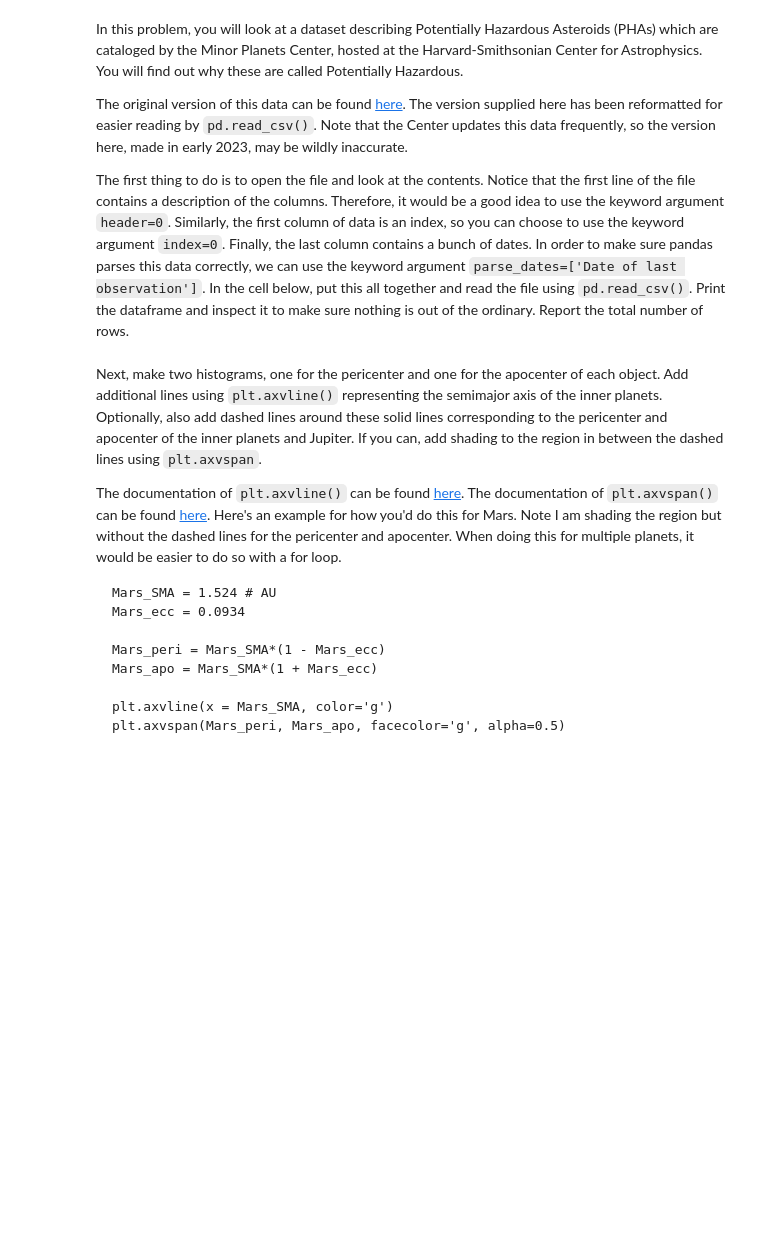
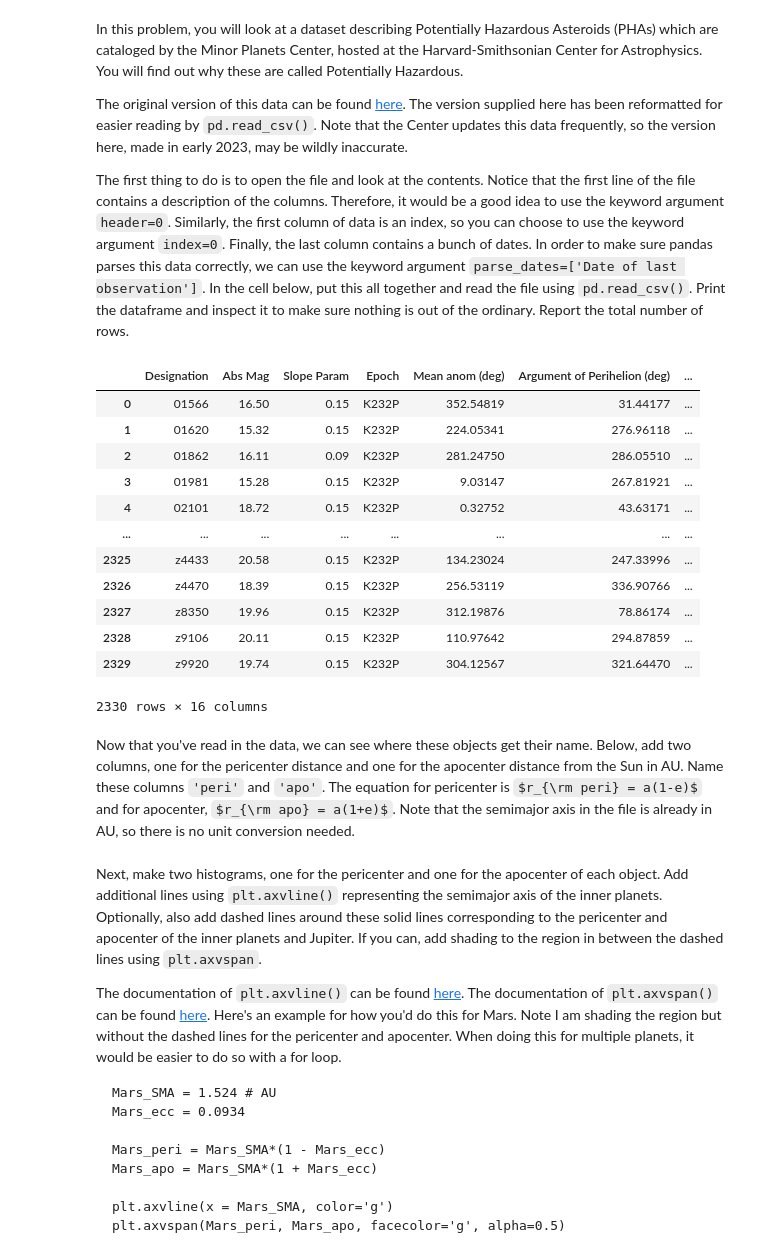
Before and after one commit to CIERA-Northwestern/REACHpy, a Jupyter notebook: Module_3/Section_1_Intro_to_Pandas.ipynb, the cells around one changed output. Saved outputs shown, nothing was run; the diff lists cells and outputs as text; code cells hidden in the pictures; some formulas as TeX source; blank space fills up the shorter version.

```diff
--- a/Module_3/Section_1_Intro_to_Pandas.ipynb
+++ b/Module_3/Section_1_Intro_to_Pandas.ipynb
@@ -271,0 +261,18 @@ The first thing to do is to open the file and look at the contents. Notice that
+# %%
+df
+# %% [output]
+|  | Designation | Abs Mag | Slope Param | Epoch | Mean anom (deg) | Argument of Perihelion (deg) | ... |
+| 0 | 01566 | 16.50 | 0.15 | K232P | 352.54819 | 31.44177 | ... |
+| 1 | 01620 | 15.32 | 0.15 | K232P | 224.05341 | 276.96118 | ... |
+| 2 | 01862 | 16.11 | 0.09 | K232P | 281.24750 | 286.05510 | ... |
+| 3 | 01981 | 15.28 | 0.15 | K232P | 9.03147 | 267.81921 | ... |
+| 4 | 02101 | 18.72 | 0.15 | K232P | 0.32752 | 43.63171 | ... |
+| ... | ... | ... | ... | ... | ... | ... | ... |
+| 2325 | z4433 | 20.58 | 0.15 | K232P | 134.23024 | 247.33996 | ... |
+| 2326 | z4470 | 18.39 | 0.15 | K232P | 256.53119 | 336.90766 | ... |
+| 2327 | z8350 | 19.96 | 0.15 | K232P | 312.19876 | 78.86174 | ... |
+| 2328 | z9106 | 20.11 | 0.15 | K232P | 110.97642 | 294.87859 | ... |
+| 2329 | z9920 | 19.74 | 0.15 | K232P | 304.12567 | 321.64470 | ... |
+2330 rows × 16 columns
+# %% [markdown]
+Now that you've read in the data, we can see where these objects get their name. Below, add two columns, one for the pericenter distance and one for the apocenter distance from the Sun in AU. Name these columns `'peri'` and `'apo'`. The equation for pericenter is $r_{\rm peri} = a(1-e)$ and for apocenter, $r_{\rm apo} = a(1+e)$. Note that the semimajor axis in the file is already in AU, so there is no unit conversion needed.
```
Also changed, not shown: parts of 21 cells of this notebook.
